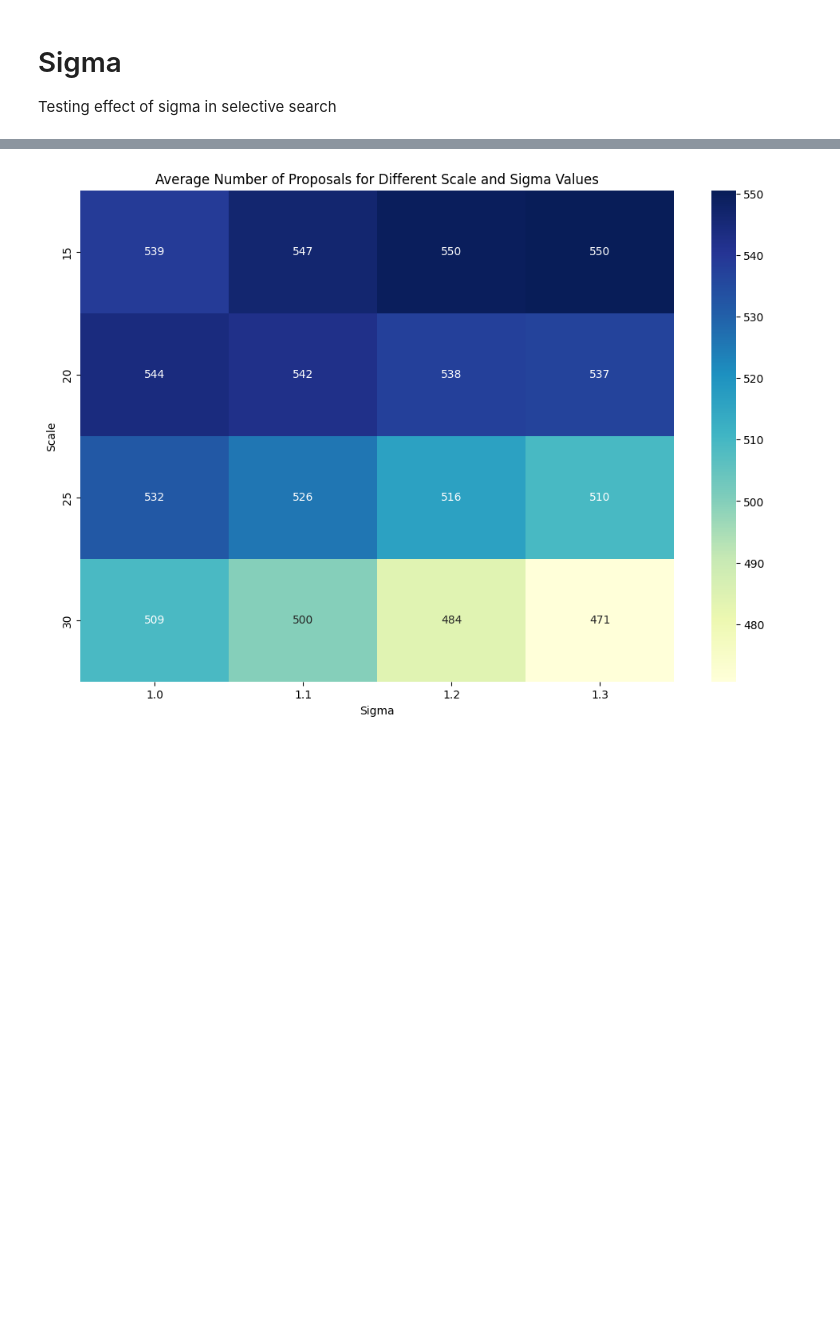
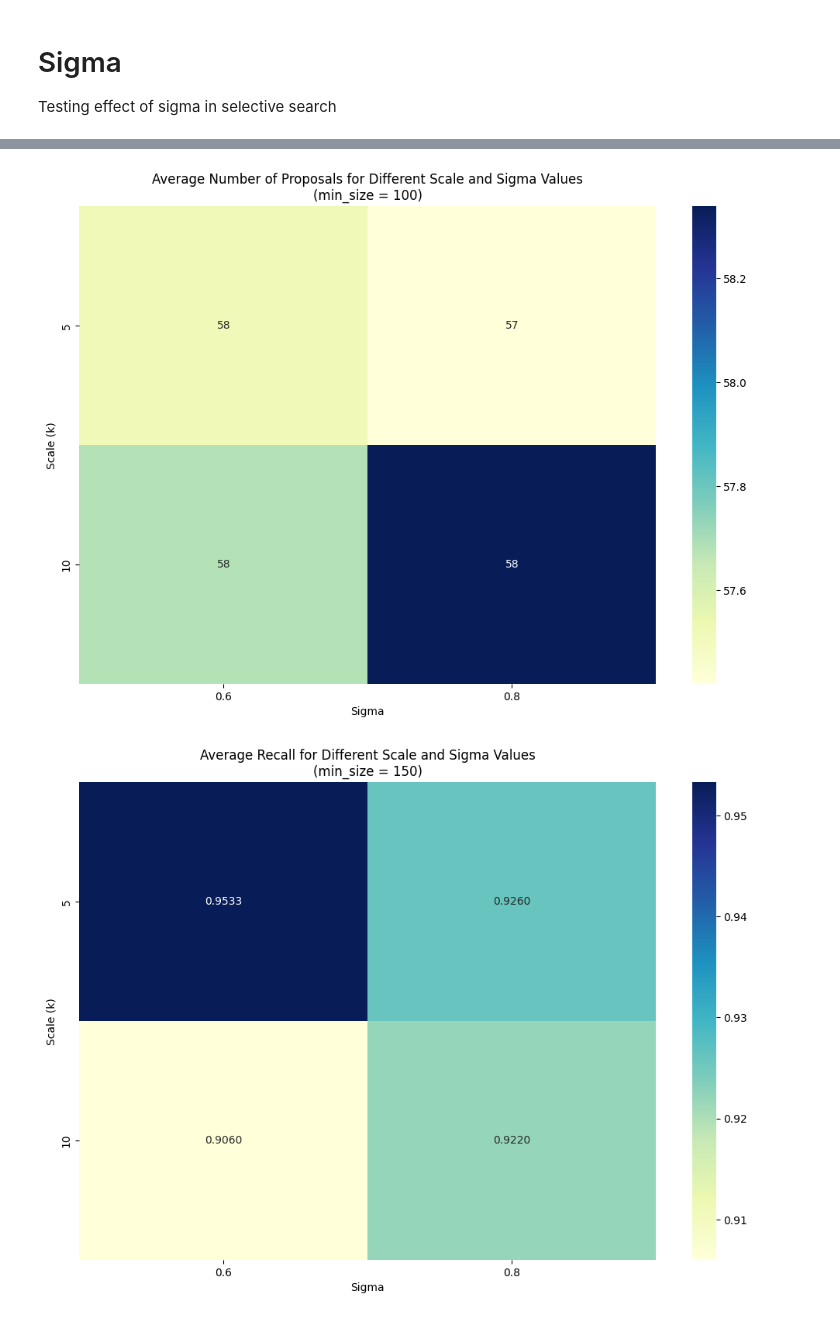
Before and after one commit to Ealbagp/Object-Detection, a Jupyter notebook: Rasmus/Hyperparameter_tuning_for_SS.ipynb, the cells around one changed output, grey strips where cells are left out. Saved outputs shown, nothing was run; the diff lists cells and outputs as text; code cells hidden in the pictures; blank space fills up the shorter version.

```diff
--- a/Rasmus/Hyperparameter_tuning_for_SS.ipynb
+++ b/Rasmus/Hyperparameter_tuning_for_SS.ipynb
@@ -37,7 +46,7 @@ We use the above function in a class for generating the Pothole images.
 # %%
 
 
-proposal_data, labels = prepare_proposals(img_path, anno_path, 500, 0.5, image_count)
+# proposal_data, labels = prepare_proposals(img_path, anno_path, 500, 0.5, image_count)
 # %%
 def visualize_image(image, boxes, proposals=None, scale_x=1.0, scale_y=1.0):
     # Adjust ground truth boxes according to the scale
@@ -454,40 +713,55 @@ import matplotlib.pyplot as plt
 
 # Prepare data for plotting or analysis
 data = []
-for (scale, sigma) in results.keys():
-    avg_props = average_num_proposals[(scale, sigma)]
-    avg_recall = average_recalls[(scale, sigma)]
-    avg_abo = average_abos[(scale, sigma)]
-    data.append({'Scale': scale, 'Sigma': sigma, 'Avg Proposals': avg_props, 'Avg Recall': avg_recall, 'Avg ABO': avg_abo})
+for (k, sigma, min_size) in results.keys():
+    avg_props = average_num_proposals[(k, sigma, min_size)]
+    avg_recall = average_recalls[(k, sigma, min_size)]
+    avg_abo = average_abos[(k, sigma, min_size)]
+    data.append({
+        'Scale (k)': k,
+        'Sigma': sigma,
+        'Min_Size': min_size,
+        'Avg Proposals': avg_props,
+        'Avg Recall': avg_recall,
+        'Avg ABO': avg_abo
+    })
 
 df = pd.DataFrame(data)
 
-# Pivot the DataFrame to create matrices for heatmaps
-recall_pivot = df.pivot(index='Scale', columns='Sigma', values='Avg Recall')
-abo_pivot = df.pivot(index='Scale', columns='Sigma', values='Avg ABO')
-proposals_pivot = df.pivot(index='Scale', columns='Sigma', values='Avg Proposals')
+# Get the list of unique min_size values
+min_size_values = df['Min_Size'].unique()
 
-# Plot heatmap for Average Recall
-plt.figure(figsize=(12, 8))
-sns.heatmap(recall_pivot, annot=True, fmt=".2f", cmap="YlGnBu")
-plt.title('Average Recall for Different Scale and Sigma Values')
-plt.xlabel('Sigma')
-plt.ylabel('Scale')
-plt.show()
+# Plot heatmaps for each min_size value
+for min_size in min_size_values:
+    # Filter the DataFrame for the current min_size
+    df_min_size = df[df['Min_Size'] == min_size]
 
-# Plot heatmap for Average ABO
-plt.figure(figsize=(12, 8))
-sns.heatmap(abo_pivot, annot=True, fmt=".2f", cmap="YlGnBu")
-plt.title('Average ABO for Different Scale and Sigma Values')
-plt.xlabel('Sigma')
-plt.ylabel('Scale')
-plt.show()
+    # Pivot the DataFrame to create matrices for heatmaps
+    recall_pivot = df_min_size.pivot(index='Scale (k)', columns='Sigma', values='Avg Recall')
+    abo_pivot = df_min_size.pivot(index='Scale (k)', columns='Sigma', values='Avg ABO')
+    proposals_pivot = df_min_size.pivot(index='Scale (k)', columns='Sigma', values='Avg Proposals')
 
-# Plot heatmap for Average Number of Proposals
-plt.figure(figsize=(12, 8))
-sns.heatmap(proposals_pivot, annot=True, fmt=".0f", cmap="YlGnBu")
-plt.title('Average Number of Proposals for Different Scale and Sigma Values')
-plt.xlabel('Sigma')
-plt.ylabel('Scale')
-plt.show()
+    # Plot heatmap for Average Recall
+    plt.figure(figsize=(12, 8))
+    sns.heatmap(recall_pivot, annot=True, fmt=".4f", cmap="YlGnBu")
+    plt.title(f'Average Recall for Different Scale and Sigma Values\n(min_size = {min_size})')
+    plt.xlabel('Sigma')
+    plt.ylabel('Scale (k)')
+    plt.show()
+
+    # Plot heatmap for Average ABO
+    plt.figure(figsize=(12, 8))
+    sns.heatmap(abo_pivot, annot=True, fmt=".4f", cmap="YlGnBu")
+    plt.title(f'Average ABO for Different Scale and Sigma Values\n(min_size = {min_size})')
+    plt.xlabel('Sigma')
+    plt.ylabel('Scale (k)')
+    plt.show()
+
+    # Plot heatmap for Average Number of Proposals
+    plt.figure(figsize=(12, 8))
+    sns.heatmap(proposals_pivot, annot=True, fmt=".0f", cmap="YlGnBu")
+    plt.title(f'Average Number of Proposals for Different Scale and Sigma Values\n(min_size = {min_size})')
+    plt.xlabel('Sigma')
+    plt.ylabel('Scale (k)')
+    plt.show()
 # %% [output]
@@ -496 +770,2 @@ plt.show()
-[figure, old version]
+[figure, new version]
+[figure, added]
```
Also changed, not shown: parts of 11 cells of this notebook, 3 other files.
